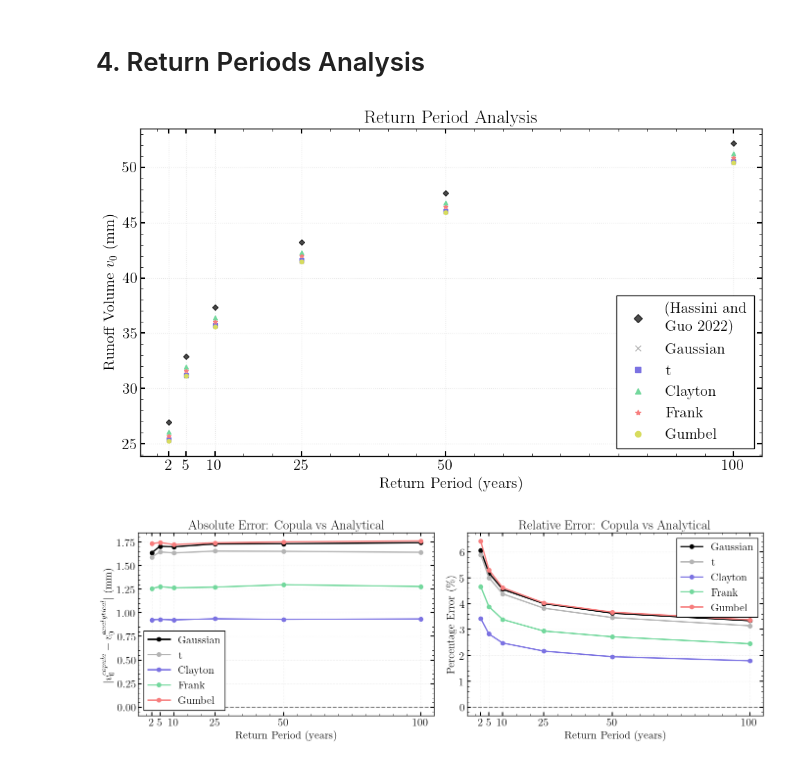
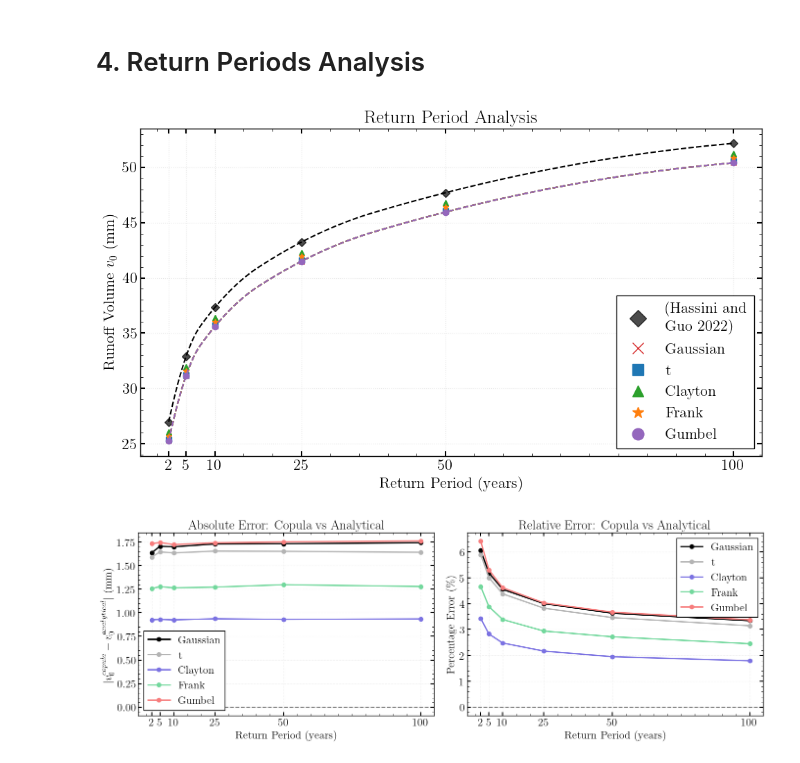
Before and after one commit to abdelrahmanaltawil/publications-implementation, a Jupyter notebook: Dependency Structure of Rainfall Events in Runoff Modeling Using Copulas/notebooks/02_copula_fitting_plotting.ipynb, the cells around one changed output. Drawn from its saved outputs; the diff is of its cells as text; code cells hidden in the pictures.

Commit message:
Update copula fitting notebook and add RT.pdf
Updated execution counts and outputs in 02_copula_fitting_plotting.ipynb. Added RT.pdf to the notebooks directory.

```diff
--- a/Dependency Structure of Rainfall Events in Runoff Modeling Using Copulas/notebooks/02_copula_fitting_plotting.ipynb
+++ b/Dependency Structure of Rainfall Events in Runoff Modeling Using Copulas/notebooks/02_copula_fitting_plotting.ipynb
@@ -192,42 +192,55 @@ plt.show()
 # %%
 """
 Plot return period curves (log-scale x-axis).
 """
+from scipy.interpolate import make_interp_spline, CubicSpline, interp1d
+
+def interp(x,y):
+    x_smooth = np.linspace(x.min(), x.max(), 500)
+    spl = interp1d(x, y,  kind='quadratic')
+    return x_smooth, spl(x_smooth)
+
 fig, ax = plt.subplots(figsize=(10, 6))
 
-markers=['D', 'x', 's', '^', '*', 'o']
+markers, colors =['D', 'x', 's', '^', '*', 'o'], ['#d62728', '#1f77b4', '#2ca02c', '#ff7f0e', '#9467bd', '#8c564b']
 
 # Plot Analytical Return Period
 if 'Analytical' in return_periods.columns:
+
+    # Curved line
+    x, curve = interp(return_periods['ReturnPeriod'], return_periods['Analytical'])
+
     ax.plot(return_periods['ReturnPeriod'], return_periods['Analytical'], markers[0],
-            linewidth=2, markersize=4, label='(Hassini and\n Guo 2022)', alpha=0.7)
+            linewidth=2, markersize=6, label='(Hassini and\n Guo 2022)', alpha=0.7)
+    ax.plot(x, curve, color='k', linestyle='--')
 
 # Plot copula Return Periods
 copula_cols = [r for r in return_periods.columns if r not in ['ReturnPeriod', 'Analytical']]
 for i, copula in enumerate(copula_cols):
-    ax.plot(return_periods['ReturnPeriod'], return_periods[copula], markers[i+1],
-            linewidth=2, markersize=4, label=copula)
 
+    # Curved line
+    x, curve = interp(return_periods['ReturnPeriod'], return_periods[copula])
 
-# for i, copula in enumerate(copula_cols):
-#     ax.plot(return_periods["ReturnPeriod"], return_periods[copula], marker[i],
-#             linewidth=2, markersize=4, label=copula)
+    ax.plot(return_periods['ReturnPeriod'], return_periods[copula], markers[i+1], color=colors[i],
+            linewidth=2, markersize=6, label=copula)
+    ax.plot(x_smooth, y_smooth, color=colors[i], linestyle='--')
+
 
 ax.set_xlabel('Return Period (years)')
 ax.set_ylabel(r'Runoff Volume $v_0$ (mm)')
 ax.set_title('Return Period Analysis')
-ax.legend(markerscale=1.5)
+ax.legend(markerscale=2)
 ax.grid(True, linestyle=':', alpha=0.3)
 
 # Format x-axis
 ax.set_xticks(return_periods["ReturnPeriod"])
 ax.xaxis.set_minor_locator(MultipleLocator(5))
 
 plt.tight_layout()
 # plt.savefig(save_path, dpi=300, bbox_inches='tight')
 plt.show()
 # %% [output]
-[figure, old version]
+[figure, new version]
 # %%
 """
 Plot error between copula return periods and analytical model.
```
Also changed, not shown: 2 other files.
